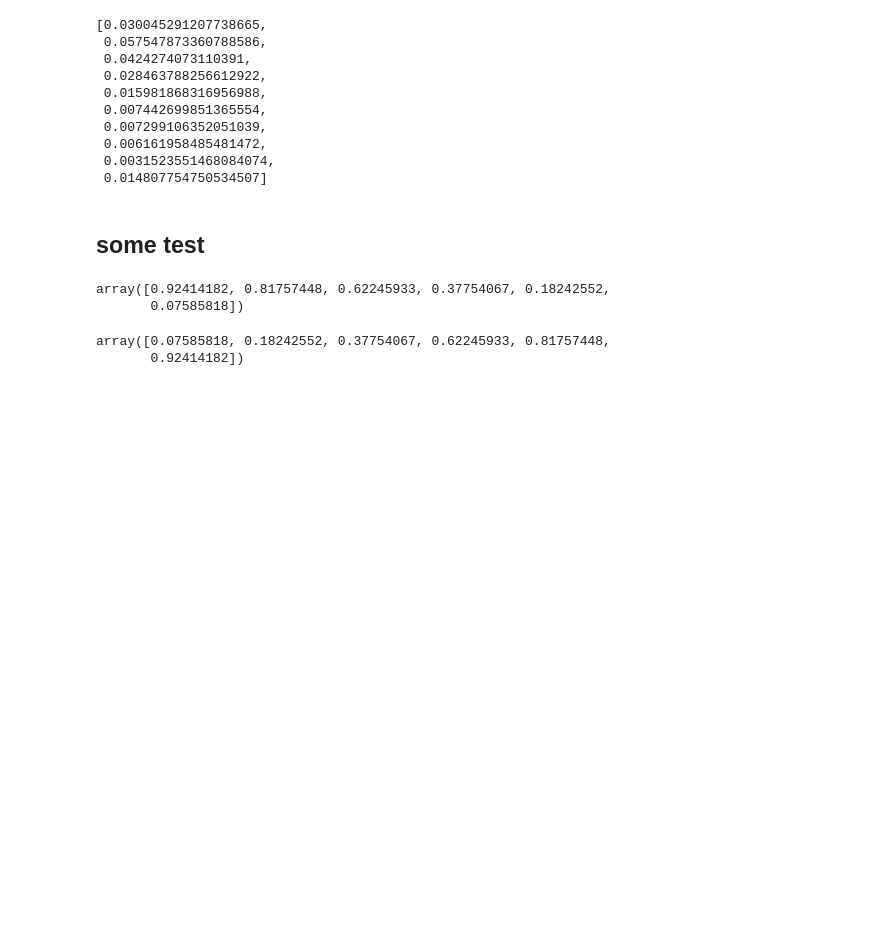
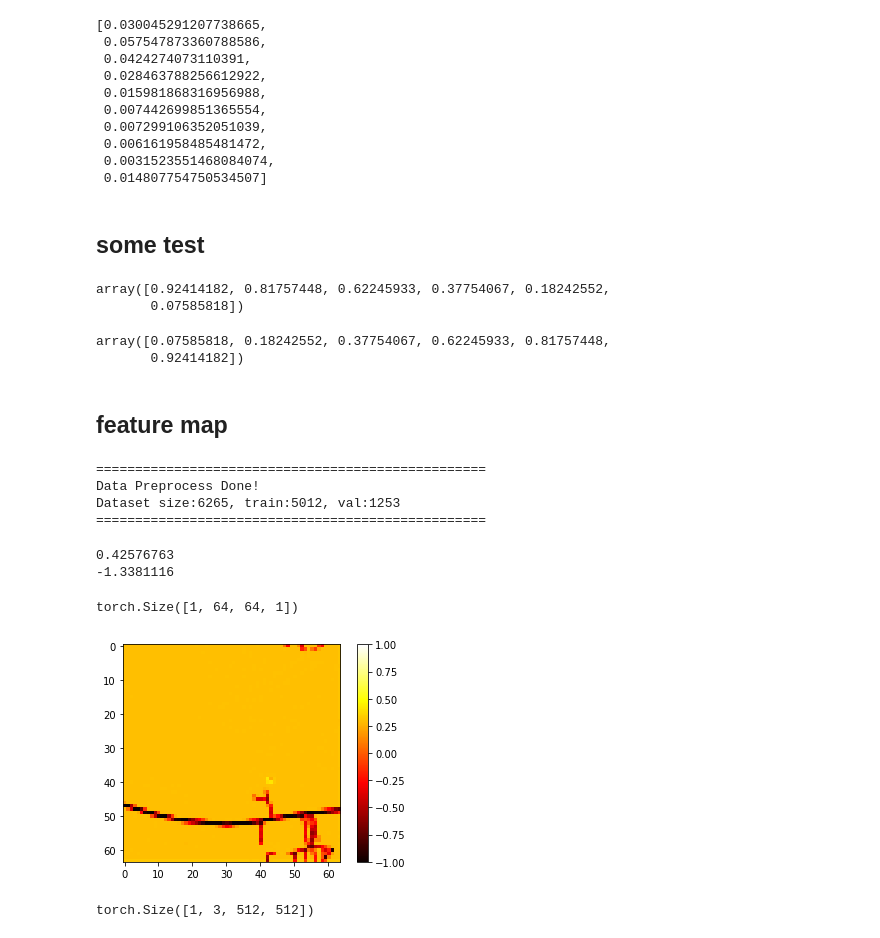
Before and after one commit to JerryLu-CN/waysguider, a Jupyter notebook: data_clear.ipynb, the cells around one changed output. Saved outputs shown, nothing was run; the diff lists cells and outputs as text; code cells hidden in the pictures; blank space fills up the shorter version.

```diff
--- a/data_clear.ipynb
+++ b/data_clear.ipynb
@@ -219,3 +219,5 @@ weights_inv
 # %% [output]
 array([0.07585818, 0.18242552, 0.37754067, 0.62245933, 0.81757448,
        0.92414182])
+# %% [markdown]
+## feature map
@@ -221,0 +231,52 @@ array([0.07585818, 0.18242552, 0.37754067, 0.62245933, 0.81757448,
+# %%
+checkpoint = './checkpoint/checkpoint_best.pth'
+data_path = '/data/lzt/project/waysguider/dataset/'
+output_path = './pred_vis/'
+
+checkpoint = torch.load(checkpoint)
+decoder = checkpoint['decoder']
+encoder = checkpoint['encoder']
+
+decoder.eval()
+encoder.eval()
+
+dataset = GuiderDataset(data_path,0.2,max_len=12)
+pred_loader = Data.DataLoader(dataset.test_set(), batch_size=1, shuffle=False) # pred 1 seq each time
+
+with torch.no_grad():
+    for i, data in enumerate(pred_loader):
+        # Move to device, if available
+        if i != 321:
+            continue
+        imgs = data['image'].to(device)  # (b,c,w,h)
+        enter = data['enter'].to(device)  # (b,2)
+        esc = data['esc'].to(device) # (b,2)
+        length = torch.full((1,1),12,dtype=torch.long)
+
+        encoder_out = encoder(imgs)
+        break
+# %% [output]
+==================================================
+Data Preprocess Done!
+Dataset size:6265, train:5012, val:1253
+==================================================
+# %%
+print(encoder_out.cpu().numpy().max())
+print(encoder_out.cpu().numpy().min())
+# %% [output]
+0.42576763
+-1.3381116
+# %%
+print(encoder_out.shape)
+x = encoder_out.cpu().numpy().squeeze()
+plt.imshow(x, cmap=plt.cm.hot, vmin=-1, vmax=1)
+plt.colorbar()
+plt.show()
+# %% [output]
+torch.Size([1, 64, 64, 1])
+[figure, added]
+# %%
+imgs = imgs.cpu()
+imgs.shape
+# %% [output]
+torch.Size([1, 3, 512, 512])
```
Also changed, not shown: parts of 14 cells of this notebook, 3 other files.
